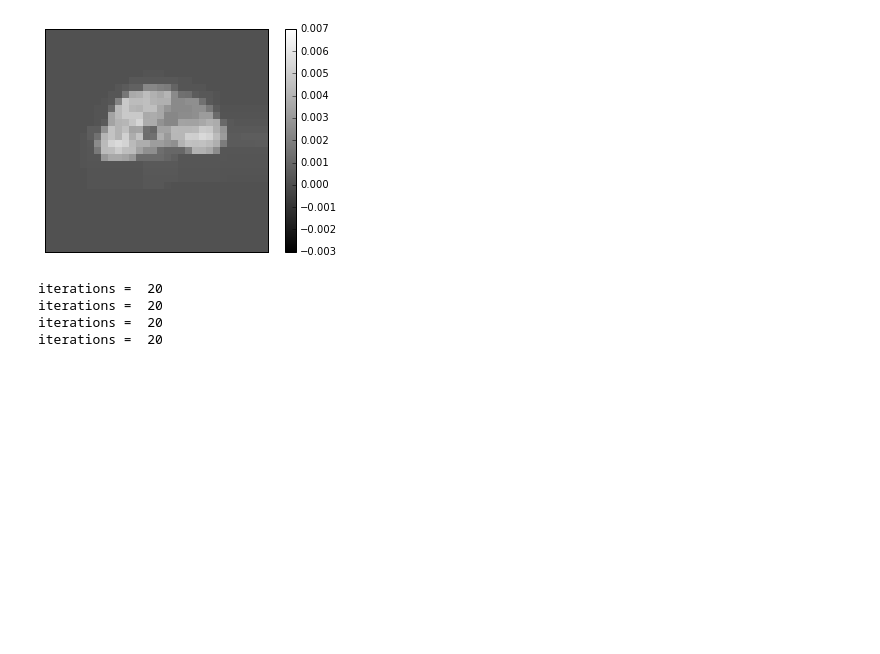
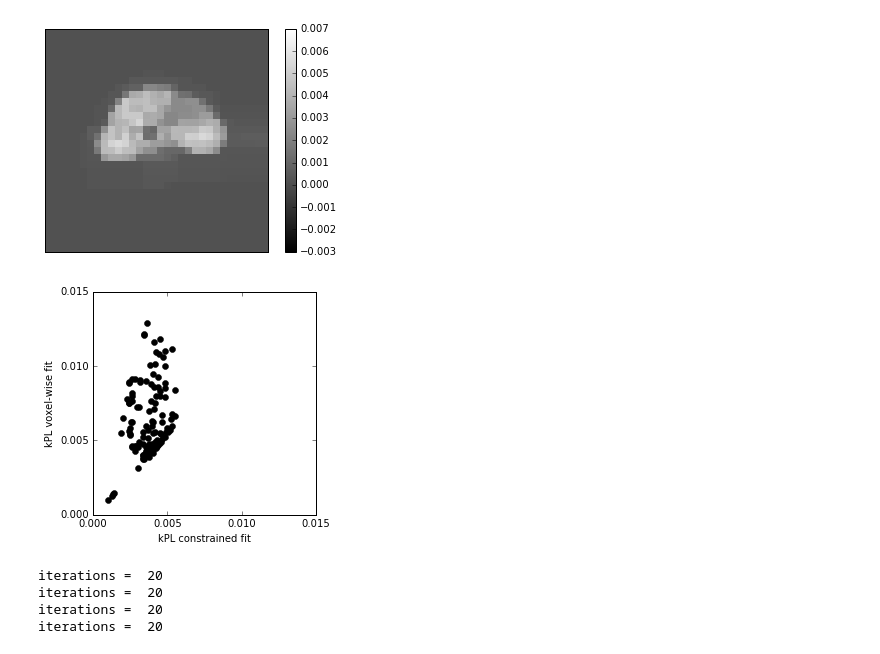
Before and after one commit to maidens/Constrained-Kinetics, a Jupyter notebook: kidney_experiment/kidney_experiment.ipynb, the cells around one changed output. Cells and saved outputs as stored; diff of their text form; code cells hidden in the pictures; blank space fills up the shorter version.

```diff
--- a/kidney_experiment/kidney_experiment.ipynb
+++ b/kidney_experiment/kidney_experiment.ipynb
@@ -483,6 +495,20 @@ plt.savefig('kidney_kPL_map_constrained_no_noise.png', bbox_inches='tight')
 plt.show()
 # %% [output]
 [figure]
+# %%
+# scatterplot comparison of constrained vs unconstrained kPL estimates form unmasked region
+
+plt.figure(figsize=(4, 4))
+plt.plot(kPL_map[numpy.where(mask)], kPL_fit[numpy.where(mask)], 'ko')
+plt.axis([0, 0.015, 0, 0.015])
+plt.xlabel("kPL constrained fit")
+plt.ylabel("kPL voxel-wise fit")
+plt.xticks([0, 0.005, 0.010, 0.015])
+plt.yticks([0, 0.005, 0.010, 0.015])
+plt.savefig('kidney_kPL_scatterplot.png', bbox_inches='tight')
+plt.show()
+# %% [output]
+[figure, added]
 # %%
 def add_noise(data, desired_lactate_SNR):
     M = numpy.amax(data[:, :, :, 1])
```
Also changed, not shown: parts of 3 cells of this notebook, 1 other file.
